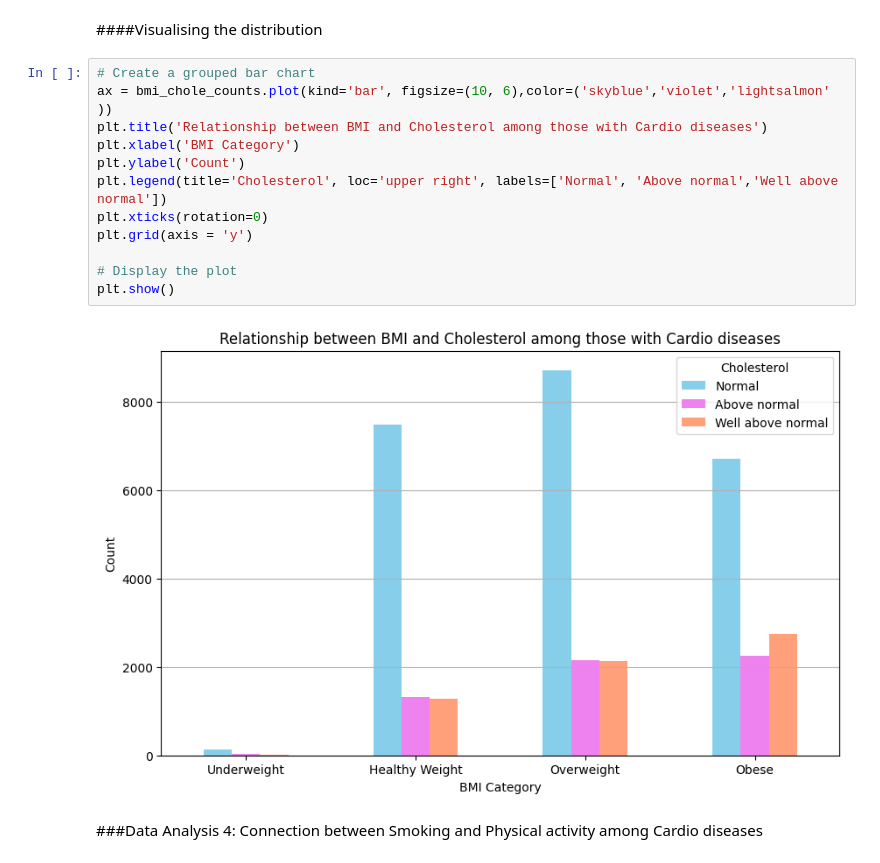
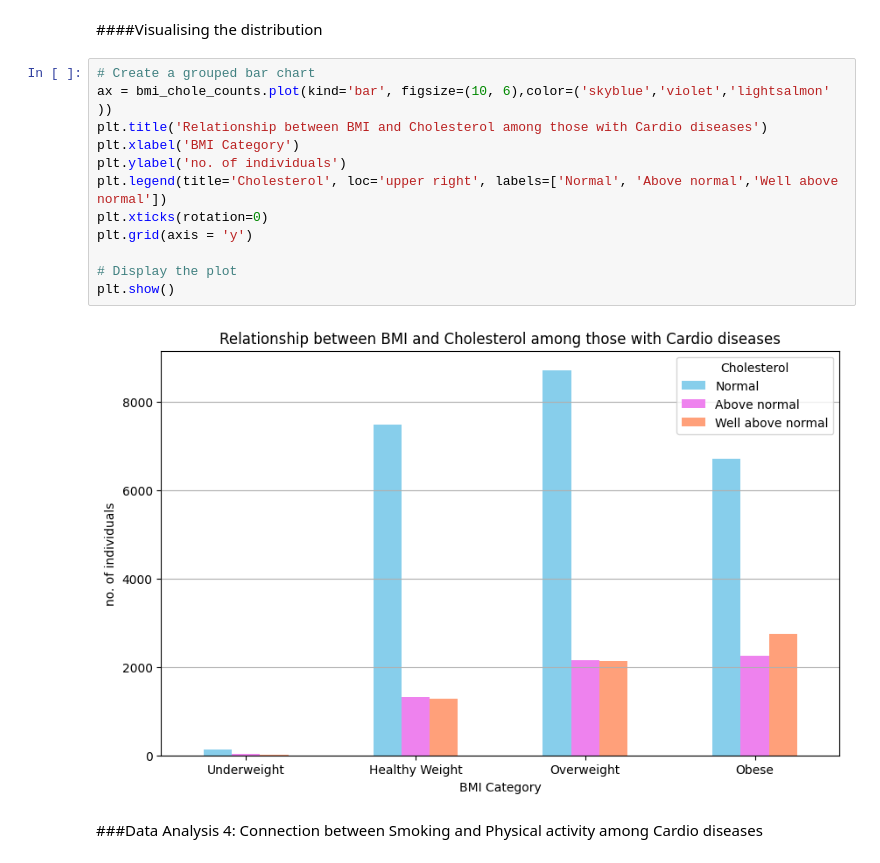
Before and after one commit to w21280485/assignment_a2_2, a Jupyter notebook: Code_Development_Notebook_Wong21280485.ipynb, the cells around one changed output. Cells and saved outputs as stored; diff of their text form.

```diff
--- a/Code_Development_Notebook_Wong21280485.ipynb
+++ b/Code_Development_Notebook_Wong21280485.ipynb
@@ -568,17 +568,17 @@ bmi_chole_counts
 # %%
 # Create a grouped bar chart
 ax = bmi_chole_counts.plot(kind='bar', figsize=(10, 6),color=('skyblue','violet','lightsalmon' ))
 plt.title('Relationship between BMI and Cholesterol among those with Cardio diseases')
 plt.xlabel('BMI Category')
-plt.ylabel('Count')
+plt.ylabel('no. of individuals')
 plt.legend(title='Cholesterol', loc='upper right', labels=['Normal', 'Above normal','Well above normal'])
 plt.xticks(rotation=0)
 plt.grid(axis = 'y')
 
 # Display the plot
 plt.show()
 # %% [output]
-[figure, old version]
+[figure, new version]
 # %% [markdown]
 ###Data Analysis 4: Connection between Smoking and Physical activity among Cardio diseases
 # %% [markdown]
```
Also changed, not shown: parts of 3 cells of this notebook.
